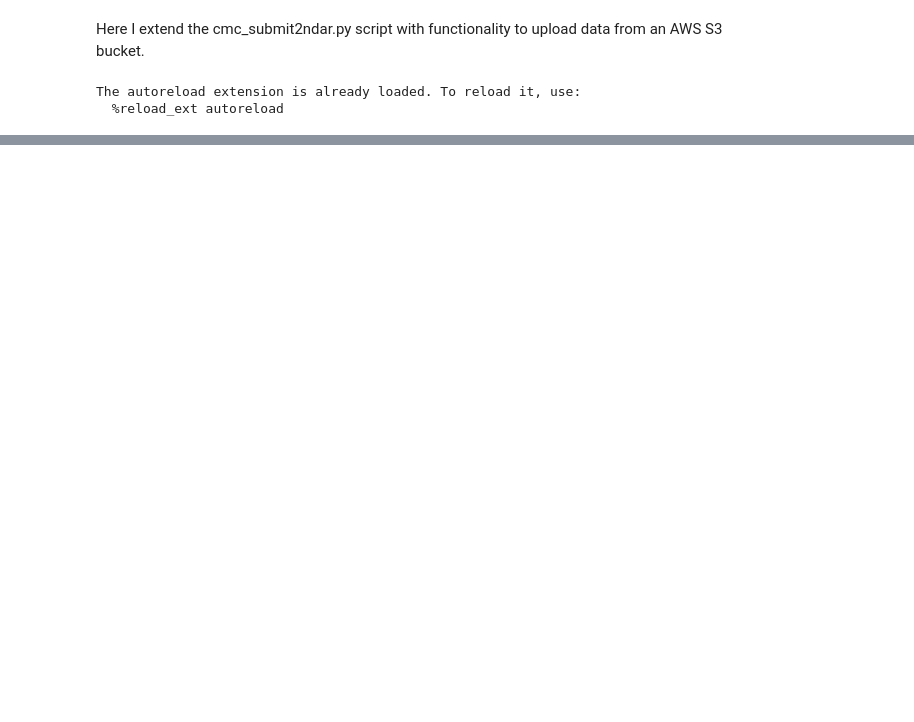
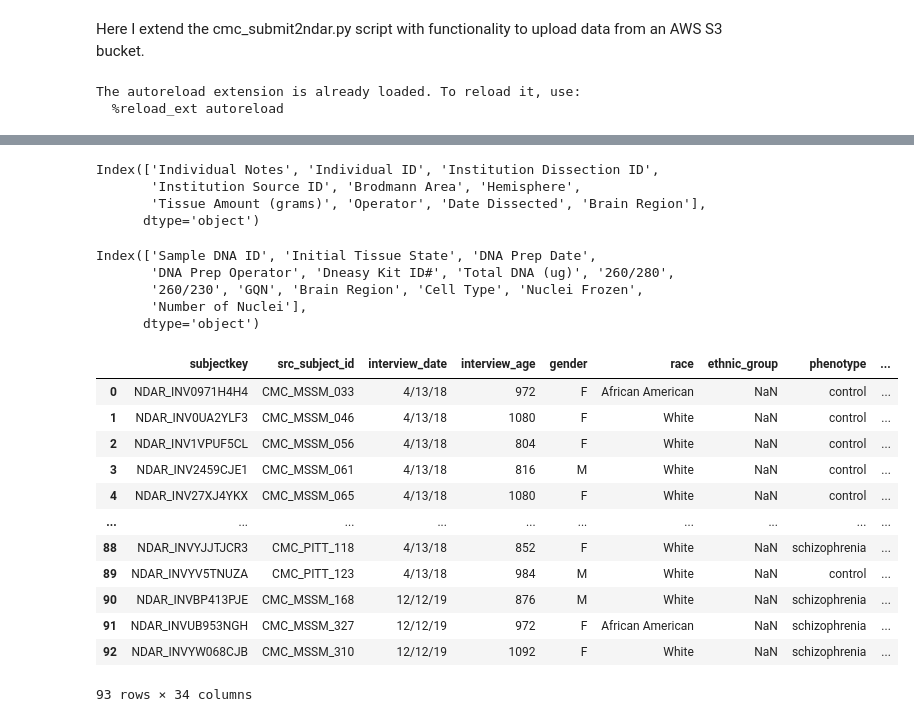
Before and after one commit to attilagk/BSM-research, a Jupyter notebook: notebook/2020-04-22-upload-to-ndar-from-s3/2020-04-22-upload-to-ndar-from-s3.ipynb, the cells around one changed output, grey strips where cells are left out. Saved outputs shown, nothing was run; the diff lists cells and outputs as text; code cells hidden in the pictures; blank space fills up the shorter version.

Commit message:
NDA genomic subject from CMC started

```diff
--- a/notebook/2020-04-22-upload-to-ndar-from-s3/2020-04-22-upload-to-ndar-from-s3.ipynb
+++ b/notebook/2020-04-22-upload-to-ndar-from-s3/2020-04-22-upload-to-ndar-from-s3.ipynb
@@ -11,0 +16,2 @@ The autoreload extension is already loaded. To reload it, use:
+# %%
+syn = synapseclient.login()
@@ -11,0 +22,5 @@ The autoreload extension is already loaded. To reload it, use:
+# %%
+wdir = '~/projects/bsm/results/2020-04-22-upload-to-ndar-from-s3/'
+gsub, gsub_syn = s2n.get_manifest(s2n.manifest_template_synids['genomics_subject02'], syn, download_dir=wdir)
+btb, btb_syn = s2n.get_manifest(s2n.manifest_template_synids['nichd_btb02'], syn, download_dir=wdir)
+gsam, gsam_syn = s2n.get_manifest(s2n.manifest_template_synids['genomics_sample03'], syn, download_dir=wdir)
@@ -11,0 +66,33 @@ The autoreload extension is already loaded. To reload it, use:
+# %%
+cmc_brainreg.columns
+# %% [output]
+Index(['Individual Notes', 'Individual ID', 'Institution Dissection ID',
+       'Institution Source ID', 'Brodmann Area', 'Hemisphere',
+       'Tissue Amount (grams)', 'Operator', 'Date Dissected', 'Brain Region'],
+      dtype='object')
+# %%
+cmc_dnaisol.columns
+# %% [output]
+Index(['Sample DNA ID', 'Initial Tissue State', 'DNA Prep Date',
+       'DNA Prep Operator', 'Dneasy Kit ID#', 'Total DNA (ug)', '260/280',
+       '260/230', 'GQN', 'Brain Region', 'Cell Type', 'Nuclei Frozen',
+       'Number of Nuclei'],
+      dtype='object')
+# %%
+pd.set_option('display.max_columns', None)
+gsub.iloc[0]
+gsub
+# %% [output]
+|  | subjectkey | src_subject_id | interview_date | interview_age | gender | race | ethnic_group | phenotype | ... |
+| 0 | NDAR_INV0971H4H4 | CMC_MSSM_033 | 4/13/18 | 972 | F | African American | NaN | control | ... |
+| 1 | NDAR_INV0UA2YLF3 | CMC_MSSM_046 | 4/13/18 | 1080 | F | White | NaN | control | ... |
+| 2 | NDAR_INV1VPUF5CL | CMC_MSSM_056 | 4/13/18 | 804 | F | White | NaN | control | ... |
+| 3 | NDAR_INV2459CJE1 | CMC_MSSM_061 | 4/13/18 | 816 | M | White | NaN | control | ... |
+| 4 | NDAR_INV27XJ4YKX | CMC_MSSM_065 | 4/13/18 | 1080 | F | White | NaN | control | ... |
+| ... | ... | ... | ... | ... | ... | ... | ... | ... | ... |
+| 88 | NDAR_INVYJJTJCR3 | CMC_PITT_118 | 4/13/18 | 852 | F | White | NaN | schizophrenia | ... |
+| 89 | NDAR_INVYV5TNUZA | CMC_PITT_123 | 4/13/18 | 984 | M | White | NaN | control | ... |
+| 90 | NDAR_INVBP413PJE | CMC_MSSM_168 | 12/12/19 | 876 | M | White | NaN | schizophrenia | ... |
+| 91 | NDAR_INVUB953NGH | CMC_MSSM_327 | 12/12/19 | 972 | F | African American | NaN | schizophrenia | ... |
+| 92 | NDAR_INVYW068CJB | CMC_MSSM_310 | 12/12/19 | 1092 | F | White | NaN | schizophrenia | ... |
+93 rows × 34 columns
```
Also changed, not shown: parts of 11 cells of this notebook, 1 other file.
